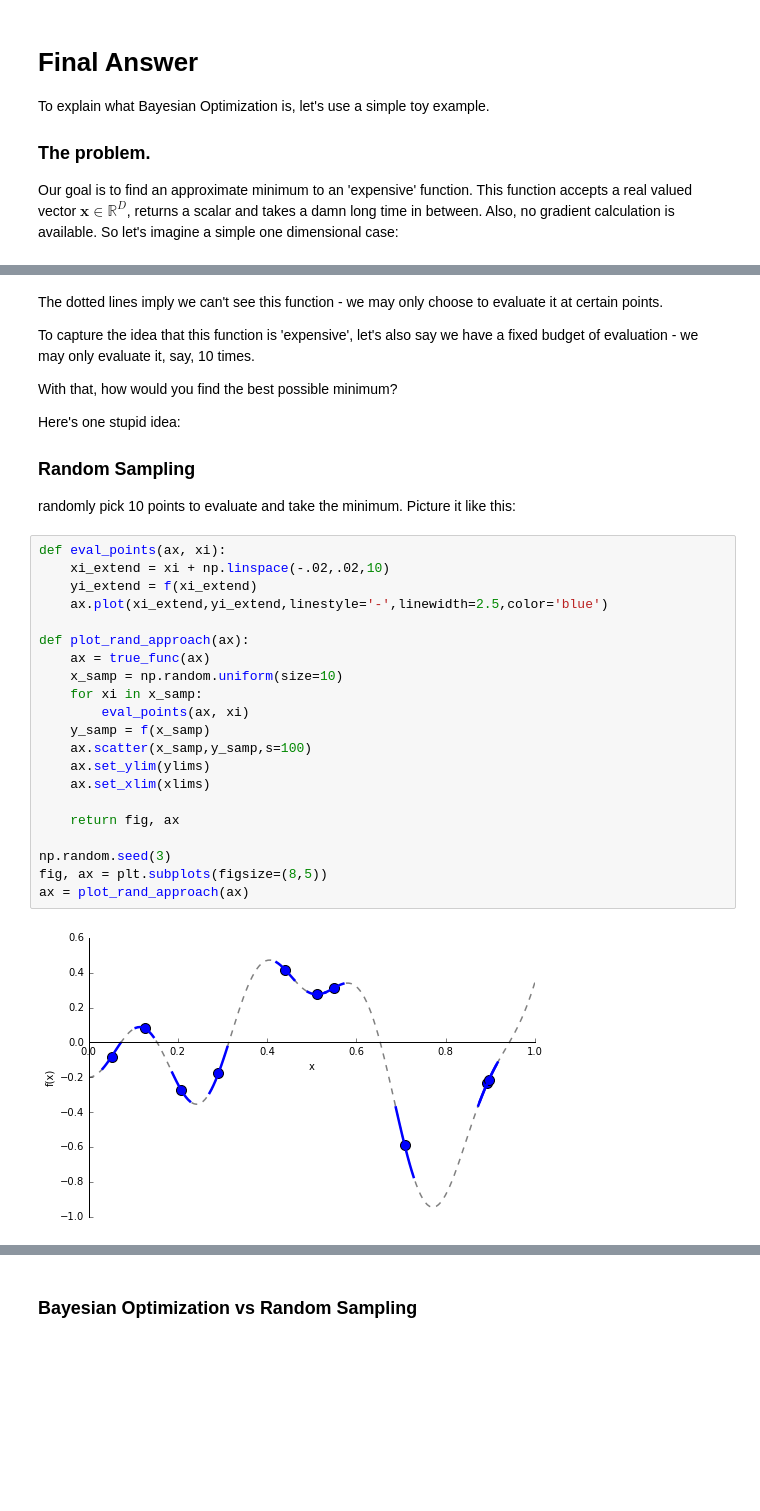
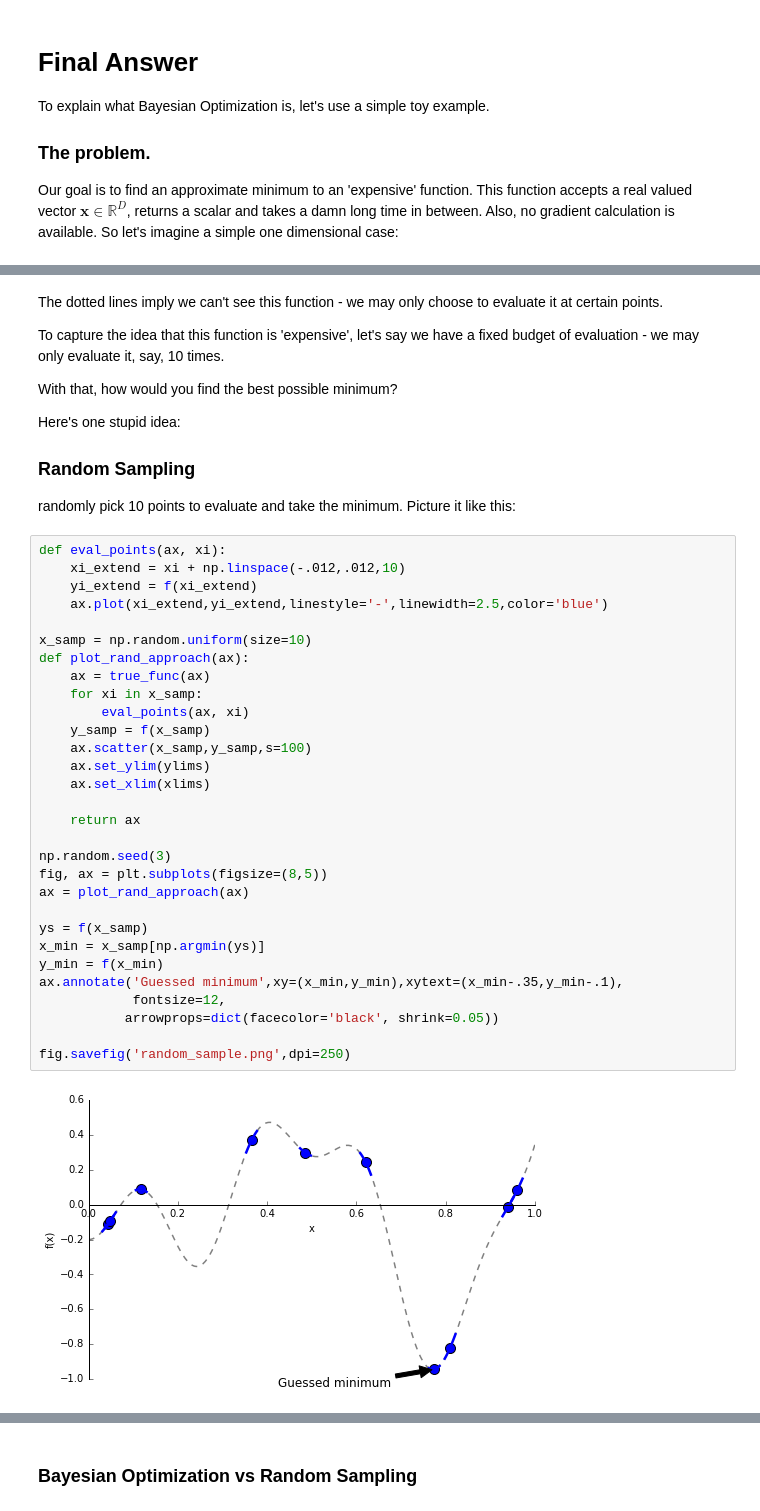
Before and after one commit to Duane321/QuoraNotebooks, a Jupyter notebook: BayesianOptimization/How does Bayesian optimization work.ipynb, the cells around one changed output, grey strips where cells are left out. Drawn from its saved outputs; the diff is of its cells as text; blank space fills up the shorter version.

```diff
--- a/BayesianOptimization/How does Bayesian optimization work.ipynb
+++ b/BayesianOptimization/How does Bayesian optimization work.ipynb
@@ -54,7 +55,7 @@ pass
 # %% [markdown]
 The dotted lines imply we can't see this function - we may only choose to evaluate it at certain points.
 
-To capture the idea that this function is 'expensive', let's also say we have a fixed budget of evaluation - we may only evaluate it, say, 10 times.
+To capture the idea that this function is 'expensive', let's say we have a fixed budget of evaluation - we may only evaluate it, say, 10 times.
 
 With that, how would you find the best possible minimum?
 
@@ -65,24 +66,33 @@ Here's one stupid idea:
 randomly pick 10 points to evaluate and take the minimum. Picture it like this:
 # %%
 def eval_points(ax, xi):
-    xi_extend = xi + np.linspace(-.02,.02,10)
+    xi_extend = xi + np.linspace(-.012,.012,10)
     yi_extend = f(xi_extend)
     ax.plot(xi_extend,yi_extend,linestyle='-',linewidth=2.5,color='blue')
 
+x_samp = np.random.uniform(size=10)
 def plot_rand_approach(ax):
     ax = true_func(ax)
-    x_samp = np.random.uniform(size=10)
     for xi in x_samp:
         eval_points(ax, xi)
     y_samp = f(x_samp)
     ax.scatter(x_samp,y_samp,s=100)
     ax.set_ylim(ylims)
     ax.set_xlim(xlims)
 
-    return fig, ax
+    return ax
 
 np.random.seed(3)
 fig, ax = plt.subplots(figsize=(8,5))
 ax = plot_rand_approach(ax)
+
+ys = f(x_samp)
+x_min = x_samp[np.argmin(ys)]
+y_min = f(x_min)
+ax.annotate('Guessed minimum',xy=(x_min,y_min),xytext=(x_min-.35,y_min-.1),
+            fontsize=12,
+           arrowprops=dict(facecolor='black', shrink=0.05))
+
+fig.savefig('random_sample.png',dpi=250)
 # %% [output]
-[figure, old version]
+[figure, new version]
```
Also changed, not shown: parts of 10 cells of this notebook, 7 other files.
